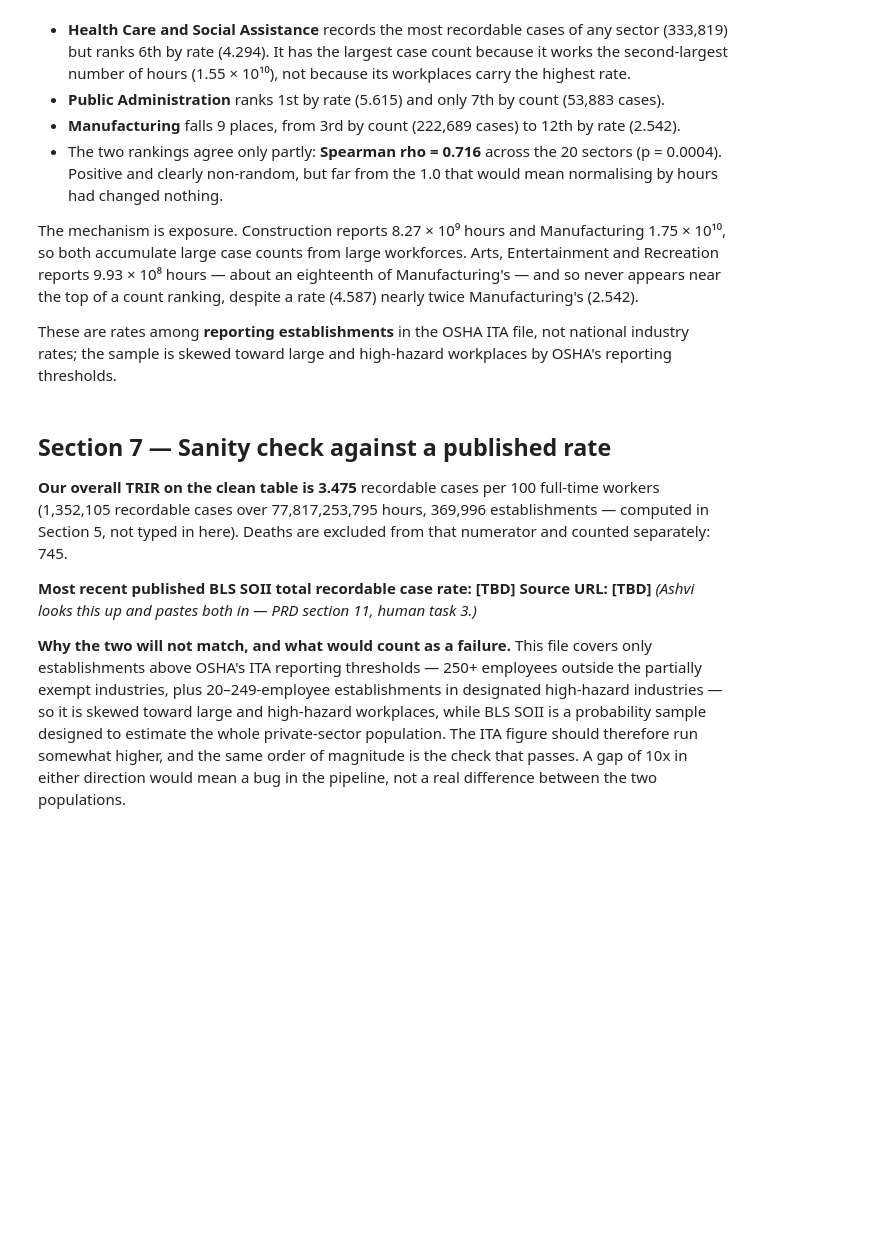
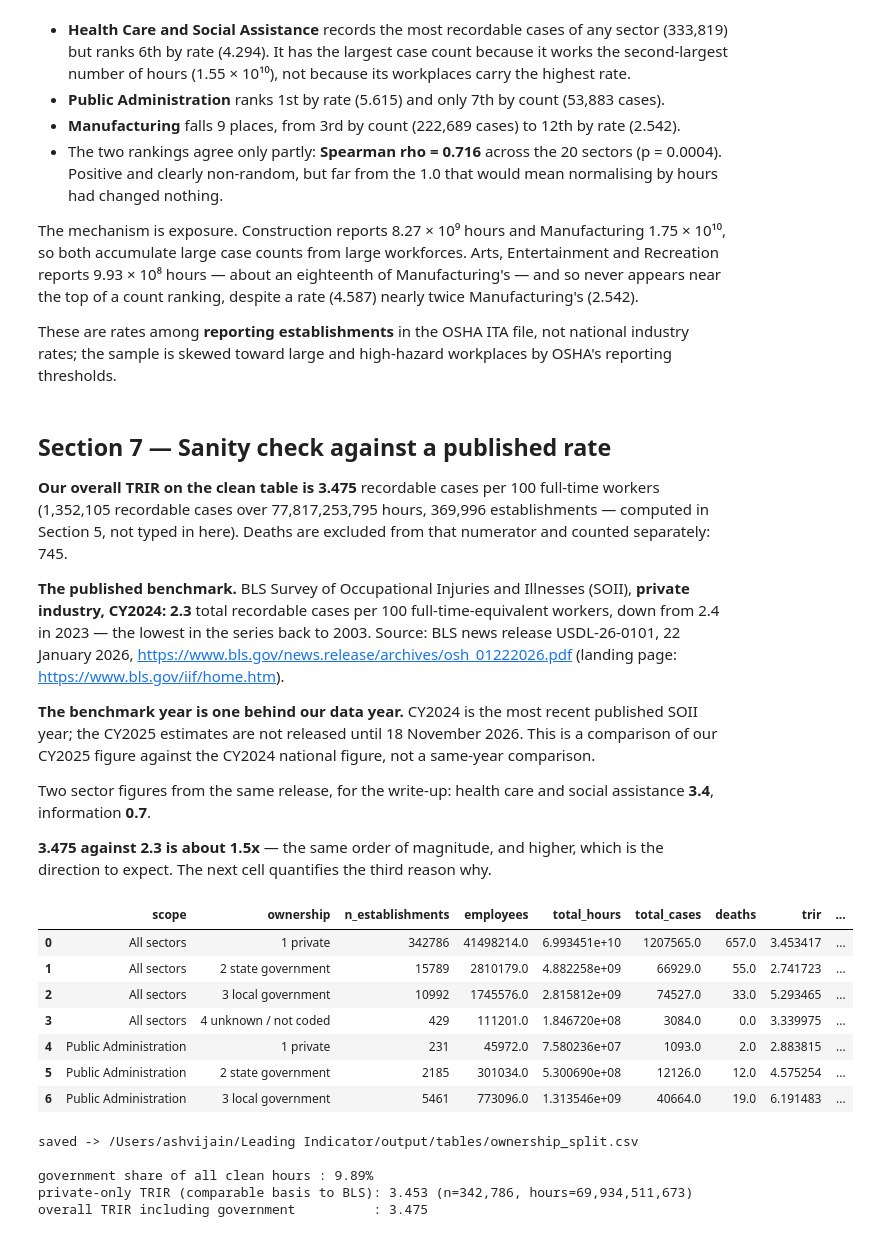
Before and after one commit to ashvijain0506/Leading_Indicator, a Jupyter notebook: notebooks/analysis.ipynb, the cells around one changed output. Cells and saved outputs as stored; diff of their text form; code cells hidden in the pictures; blank space fills up the shorter version.

```diff
--- a/notebooks/analysis.ipynb
+++ b/notebooks/analysis.ipynb
@@ -1526,18 +1526,57 @@ reporting thresholds.
 
 **Our overall TRIR on the clean table is 3.475** recordable cases per 100 full-time workers
 (1,352,105 recordable cases over 77,817,253,795 hours, 369,996 establishments — computed in
-Section 5, not typed in here). Deaths are excluded from that numerator and counted separately:
-745.
+Section 5, not typed in here). Deaths are excluded from that numerator and counted
+separately: 745.
 
-**Most recent published BLS SOII total recordable case rate: [TBD]**
-**Source URL: [TBD]**
-*(Ashvi looks this up and pastes both in — PRD section 11, human task 3.)*
+**The published benchmark.** BLS Survey of Occupational Injuries and Illnesses (SOII),
+**private industry, CY2024: 2.3** total recordable cases per 100 full-time-equivalent
+workers, down from 2.4 in 2023 — the lowest in the series back to 2003.
+Source: BLS news release USDL-26-0101, 22 January 2026,
+<https://www.bls.gov/news.release/archives/osh_01222026.pdf>
+(landing page: <https://www.bls.gov/iif/home.htm>).
 
-**Why the two will not match, and what would count as a failure.** This file covers only
-establishments above OSHA's ITA reporting thresholds — 250+ employees outside the partially
-exempt industries, plus 20–249-employee establishments in designated high-hazard industries —
-so it is skewed toward large and high-hazard workplaces, while BLS SOII is a probability
-sample designed to estimate the whole private-sector population. The ITA figure should
-therefore run somewhat higher, and the same order of magnitude is the check that passes. A
-gap of 10x in either direction would mean a bug in the pipeline, not a real difference between
-the two populations.
+**The benchmark year is one behind our data year.** CY2024 is the most recent published SOII
+year; the CY2025 estimates are not released until 18 November 2026. This is a comparison of
+our CY2025 figure against the CY2024 national figure, not a same-year comparison.
+
+Two sector figures from the same release, for the write-up: health care and social assistance
+**3.4**, information **0.7**.
+
+**3.475 against 2.3 is about 1.5x** — the same order of magnitude, and higher, which is the
+direction to expect. The next cell quantifies the third reason why.
+# %%
+# Ownership split, for the BLS comparison.
+#
+# The BLS private-industry rate excludes government entirely. This file does not: it includes
+# state and local government establishments (establishment_type 2 and 3). Before claiming that
+# matters, measure how much of our denominator is government, and what Public Administration —
+# the sector that tops our rate ranking — is actually made of.
+
+ownership = run("10_ownership.sql")
+display(ownership)
+
+ownership.to_csv(OUT_T / "ownership_split.csv", index=False)
+print(f"saved -> {OUT_T / 'ownership_split.csv'}")
+
+allsec = ownership[ownership.scope == "All sectors"].set_index("ownership")
+govt_hours_pct = allsec.loc[["2 state government", "3 local government"], "pct_of_scope_hours"].sum()
+priv = allsec.loc["1 private"]
+print(f"\ngovernment share of all clean hours : {govt_hours_pct:.2f}%")
+print(f"private-only TRIR (comparable basis to BLS): {priv.trir:.3f} "
+      f"(n={int(priv.n_establishments):,}, hours={priv.total_hours:,.0f})")
+print(f"overall TRIR including government          : {o.trir:.3f}")
+# %% [output]
+|  | scope | ownership | n_establishments | employees | total_hours | total_cases | deaths | trir | ... |
+| 0 | All sectors | 1 private | 342786 | 41498214.0 | 6.993451e+10 | 1207565.0 | 657.0 | 3.453417 | ... |
+| 1 | All sectors | 2 state government | 15789 | 2810179.0 | 4.882258e+09 | 66929.0 | 55.0 | 2.741723 | ... |
+| 2 | All sectors | 3 local government | 10992 | 1745576.0 | 2.815812e+09 | 74527.0 | 33.0 | 5.293465 | ... |
+| 3 | All sectors | 4 unknown / not coded | 429 | 111201.0 | 1.846720e+08 | 3084.0 | 0.0 | 3.339975 | ... |
+| 4 | Public Administration | 1 private | 231 | 45972.0 | 7.580236e+07 | 1093.0 | 2.0 | 2.883815 | ... |
+| 5 | Public Administration | 2 state government | 2185 | 301034.0 | 5.300690e+08 | 12126.0 | 12.0 | 4.575254 | ... |
+| 6 | Public Administration | 3 local government | 5461 | 773096.0 | 1.313546e+09 | 40664.0 | 19.0 | 6.191483 | ... |
+saved -> /Users/ashvijain/Leading Indicator/output/tables/ownership_split.csv
+
+government share of all clean hours : 9.89%
+private-only TRIR (comparable basis to BLS): 3.453 (n=342,786, hours=69,934,511,673)
+overall TRIR including government          : 3.475
```
Also changed, not shown: parts of 14 cells of this notebook, 16 other files.
